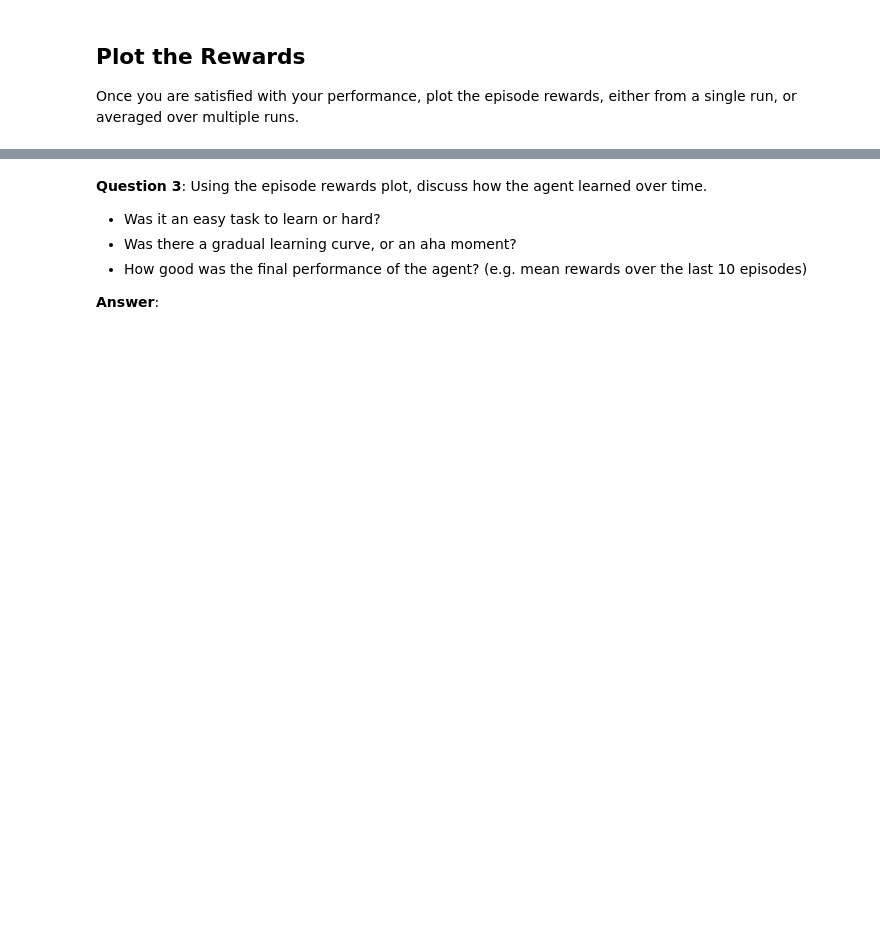
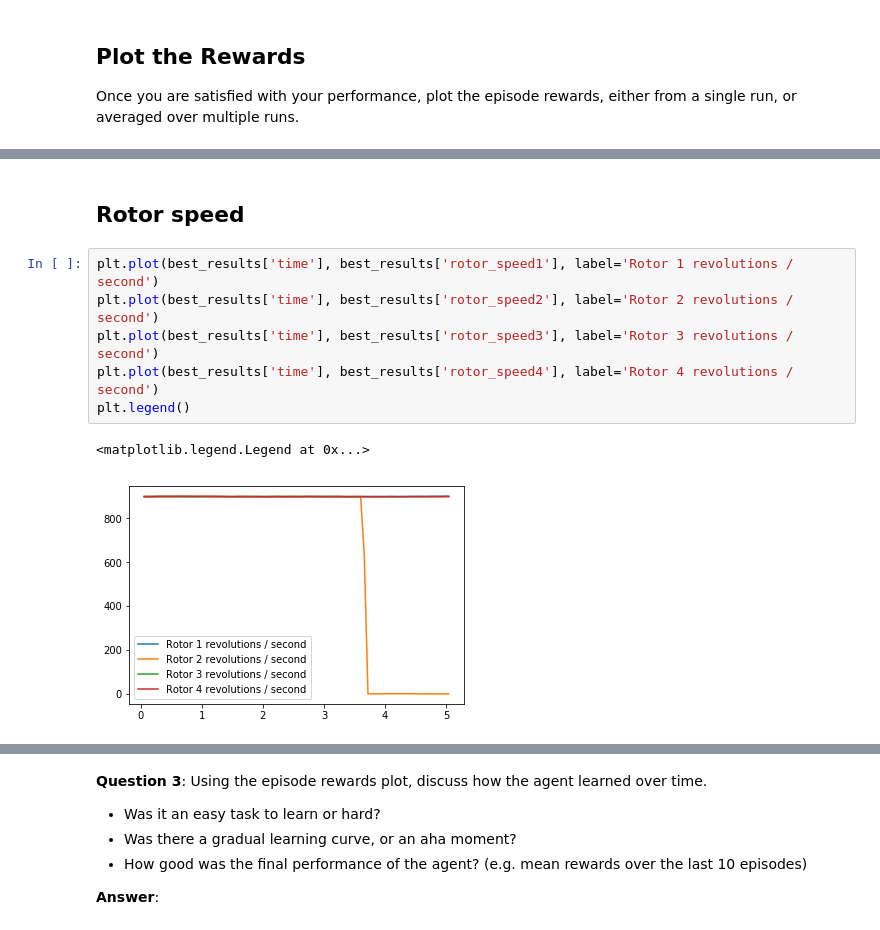
Before and after one commit to dsoellinger/Udacity-Machine-Learning-Nanodegree, a Jupyter notebook: assignments/quadcopter/Quadcopter_Project.ipynb, the cells around one changed output, grey strips where cells are left out. Cells and saved outputs as stored; diff of their text form; blank space fills up the shorter version.

```diff
--- a/assignments/quadcopter/Quadcopter_Project.ipynb
+++ b/assignments/quadcopter/Quadcopter_Project.ipynb
@@ -286,0 +324,11 @@ Once you are satisfied with your performance, plot the episode rewards, either f
+# %% [markdown]
+## Rotor speed
+# %%
+plt.plot(best_results['time'], best_results['rotor_speed1'], label='Rotor 1 revolutions / second')
+plt.plot(best_results['time'], best_results['rotor_speed2'], label='Rotor 2 revolutions / second')
+plt.plot(best_results['time'], best_results['rotor_speed3'], label='Rotor 3 revolutions / second')
+plt.plot(best_results['time'], best_results['rotor_speed4'], label='Rotor 4 revolutions / second')
+plt.legend()
+# %% [output]
+<matplotlib.legend.Legend at 0x...>
+[figure, added]
```
Also changed, not shown: parts of 17 cells of this notebook, 6 other files.
